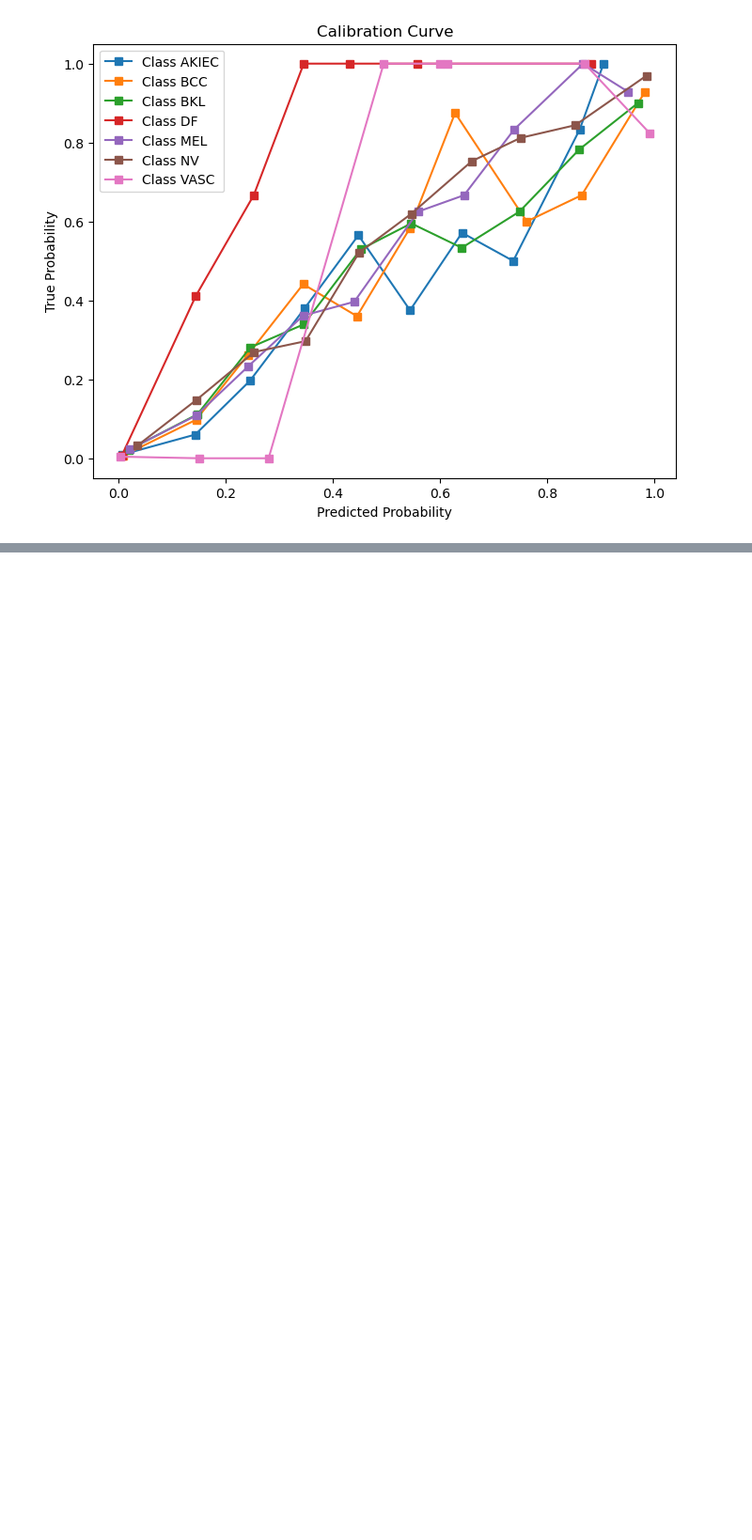
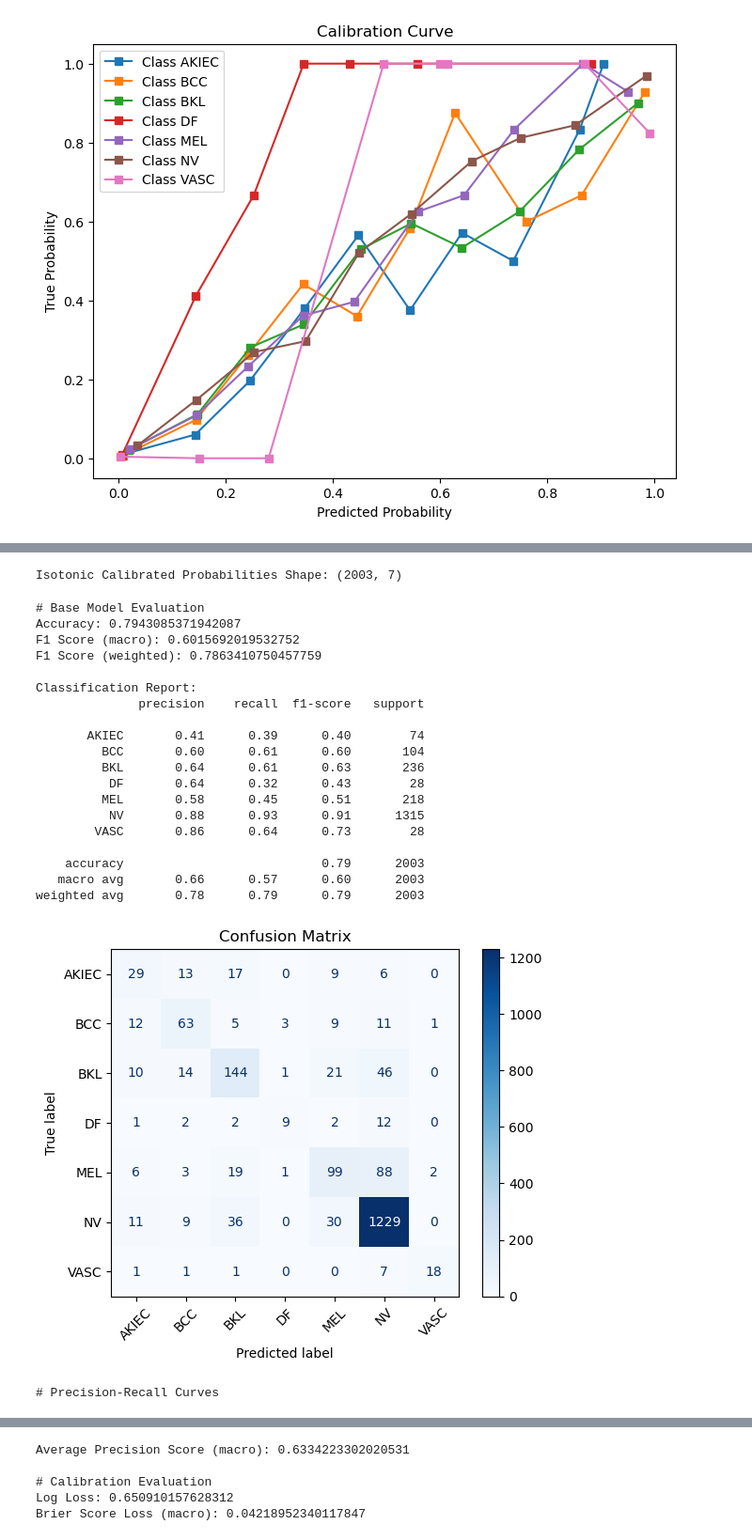
Before and after one commit to cmyguel/tru_image_cancer_prediction, a Jupyter notebook: skin_cancer/classification.ipynb, the cells around one changed output, grey strips where cells are left out. Shown: that part at 94% size. Saved outputs shown, nothing was run; the diff lists cells and outputs as text; code cells hidden in the pictures; blank space fills up the shorter version.

Commit message:
update calibration evaluation pipelines

```diff
--- a/skin_cancer/classification.ipynb
+++ b/skin_cancer/classification.ipynb
@@ -364,7 +399,7 @@ Brier Loss: 0.15198911582256325
 # %%
-# Fit isotonic regression
-iso_reg = IsotonicRegression(out_of_bounds="clip")  # Clip ensures values remain in valid probability range
-iso_reg.fit(cal_probs, cal_labels)
+# # Fit isotonic regression
+# iso_reg = IsotonicRegression(out_of_bounds="clip")  # Clip ensures values remain in valid probability range
+# iso_reg.fit(cal_probs, cal_labels)
 
-# Get calibrated probabilities
-iso_probs = iso_reg.predict(val_probs)
+# # Get calibrated probabilities
+# iso_probs = iso_reg.predict(val_probs)
@@ -383,0 +406,48 @@ Brier Loss: 0.08634770837590006
+# %%
+# Initialize storage
+iso_probs = np.zeros_like(val_probs)
+
+# Apply Isotonic Regression (One-vs-Rest) for each class
+for i in range(num_classes):
+    # Extract per-class probabilities (Isotonic Regression requires 1D input)
+    cal_probs_class = cal_probs[:, i]  # 1D array
+    val_probs_class = val_probs[:, i]  # 1D array
+
+    # Fit Isotonic Regression (One-vs-Rest)
+    iso_reg = IsotonicRegression(out_of_bounds="clip")
+    iso_reg.fit(cal_probs_class, (cal_labels == i).astype(int))  # Fit per class
+
+    # Get calibrated probabilities
+    iso_probs[:, i] = iso_reg.predict(val_probs_class)  # Ensure per-class predictions
+
+# Normalize calibrated probabilities to ensure they sum to 1
+iso_probs = iso_probs / iso_probs.sum(axis=1, keepdims=True)
+
+# Print shape to verify
+print("Isotonic Calibrated Probabilities Shape:", iso_probs.shape)
+# %% [output]
+Isotonic Calibrated Probabilities Shape: (2003, 7)
+# %%
+evaluate_model(val_labels, iso_probs, class_names=['AKIEC', 'BCC', 'BKL', 'DF', 'MEL', 'NV', 'VASC'])
+# %% [output]
+# Base Model Evaluation
+Accuracy: 0.7943085371942087
+F1 Score (macro): 0.6015692019532752
+F1 Score (weighted): 0.7863410750457759
+
+Classification Report:
+              precision    recall  f1-score   support
+
+       AKIEC       0.41      0.39      0.40        74
+         BCC       0.60      0.61      0.60       104
+         BKL       0.64      0.61      0.63       236
+          DF       0.64      0.32      0.43        28
+         MEL       0.58      0.45      0.51       218
+          NV       0.88      0.93      0.91      1315
+        VASC       0.86      0.64      0.73        28
+
+    accuracy                           0.79      2003
+   macro avg       0.66      0.57      0.60      2003
+weighted avg       0.78      0.79      0.79      2003
+[figure, added]
+# Precision-Recall Curves
@@ -383,0 +455,5 @@ Brier Loss: 0.08634770837590006
+Average Precision Score (macro): 0.6334223302020531
+
+# Calibration Evaluation
+Log Loss: 0.650910157628312
+Brier Score Loss (macro): 0.04218952340117847
```
Also changed, not shown: parts of 6 cells of this notebook, 1 other file.
